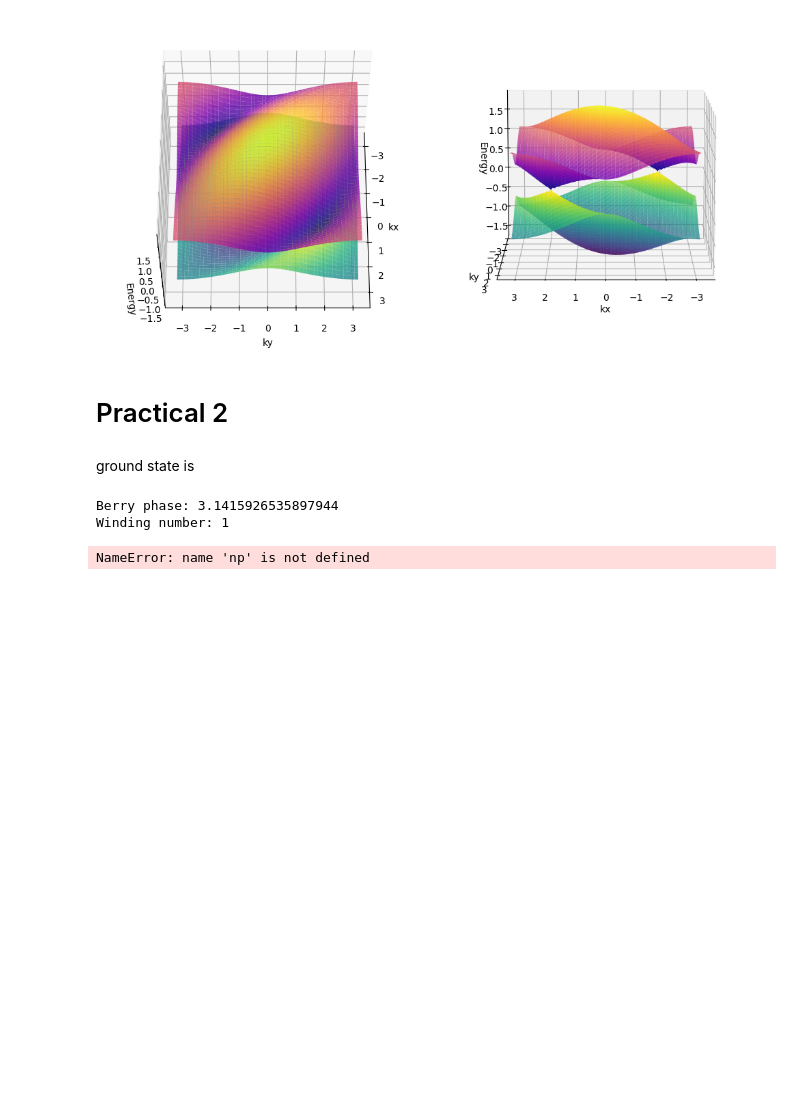
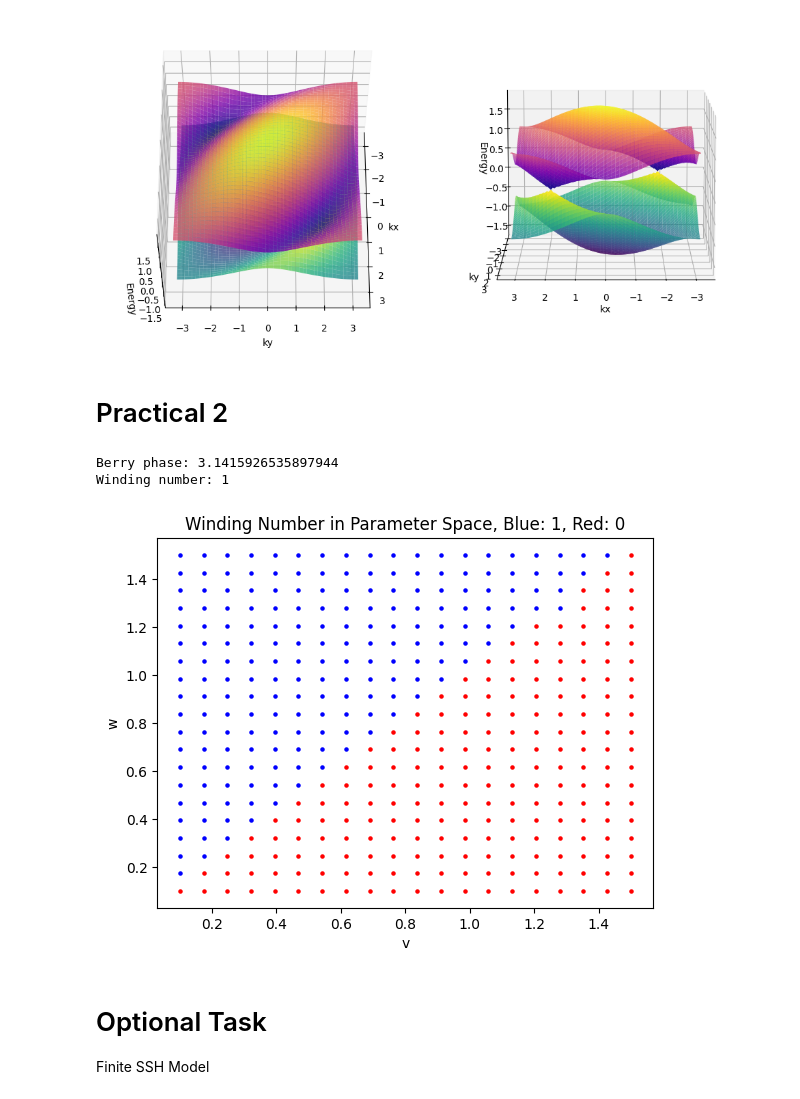
Before and after one commit to Benoul/Scientific_Computing_25-26, a Jupyter notebook: ITM/BH553_ITM_Practical.ipynb, the cells around one changed output. Saved outputs shown, nothing was run; the diff lists cells and outputs as text; code cells hidden in the pictures; blank space fills up the shorter version.

Commit message:
Finished optional task

```diff
--- a/ITM/BH553_ITM_Practical.ipynb
+++ b/ITM/BH553_ITM_Practical.ipynb
@@ -188,8 +188,6 @@ plot_2D(kx_points, ky_points)
 [figure]
 # %% [markdown]
 # Practical 2
-# %% [markdown]
-ground state is
 # %%
 def new_get_H_k(k, v, w):
     Haa = np.array([0.0, 0.0, 0.0])
@@ -253,17 +251,24 @@ Winding number: 1
 # %%
 #Visualisation of Berry phase winding
 
 v_range = np.linspace(0.1, 1.5, 20)
 w_range = np.linspace(0.1, 1.5, 20)
 
 def plot_berry_phase_winding(v_range, w_range):
     for v in v_range:
         for w in w_range:
             k_points = np.linspace(-np.pi, np.pi, 100)
             berry_phase = discrete_berry_phase(k_points, v, w)
             wn = winding_number(berry_phase)
             plt.scatter(v, w, c='blue' if wn == 1 else 'red', s=5)
+    plt.xlabel('v')
+    plt.ylabel('w')
+    plt.title('Winding Number in Parameter Space, Blue: 1, Red: 0')
+    plt.show()
 
 plot_berry_phase_winding(v_range, w_range)
 # %% [output]
-NameError: name 'np' is not defined
+[figure, added]
+# %% [markdown]
+# Optional Task
+Finite SSH Model
```
Also changed, not shown: parts of 2 cells of this notebook.
